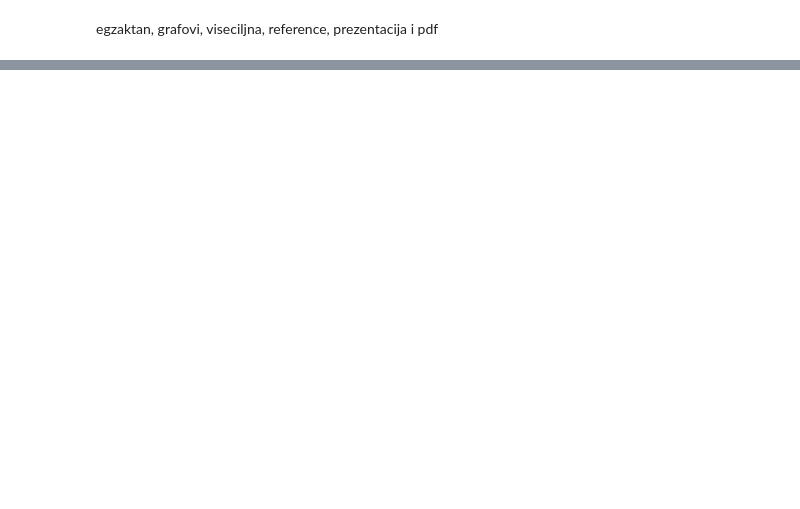
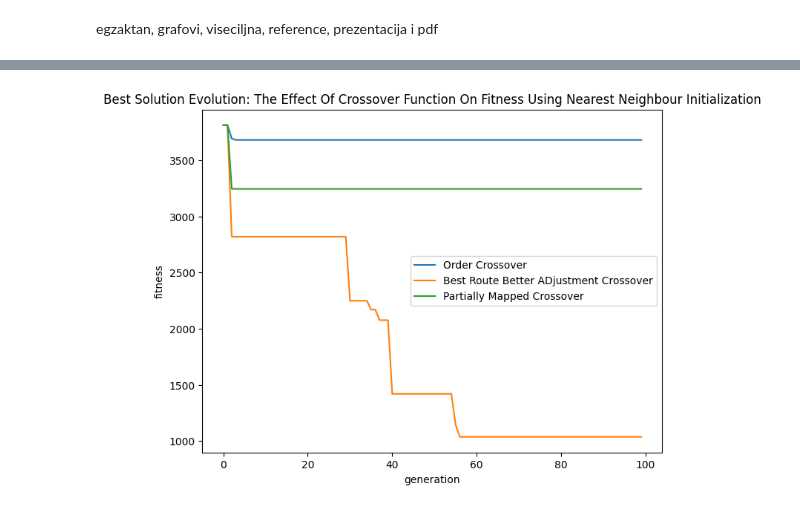
Before and after one commit to StefanJevtic63/Vehicle-Routing-Problem, a Jupyter notebook: classic-vrp.ipynb, the cells around one changed output, grey strips where cells are left out. Drawn from its saved outputs; the diff is of its cells as text; code cells hidden in the pictures; blank space fills up the shorter version.

```diff
--- a/classic-vrp.ipynb
+++ b/classic-vrp.ipynb
@@ -434,9 +483,10 @@ def genetic_algorithm(params):
 
     crossover_params = { "crossover" : crossover_param,
                          "individual" : population[0] if crossover_param.__name__ == "best_route_better_adjustment_crossover" else None }
-
+    best_solutions = []
     for i in range(num_generations):
         population.sort(key = lambda x: x.fitness)
+        best_solutions.append(population[0])
         new_population[:elitism_size] = population[:elitism_size]
         for j in range(elitism_size, population_size, 2):
             parent1 = selection(selection_params, population)
@@ -459,7 +509,8 @@ def genetic_algorithm(params):
 
         population = deepcopy(new_population)
 
-    return min(population, key = lambda x: x.fitness)
+
+    return min(population, key = lambda x: x.fitness), best_solutions
 # %%
 POPULATION_SIZE = 1000
 ELITISIM_SIZE = 100
@@ -470,11 +521,11 @@ CAPACITY = 200
 SELECTION = tournament_selection
 CROSSOVER = order_crossover
 MUTATION = invert_mutation
-NUM_OF_VEHICLES = 19
+NUM_OF_VEHICLES = 50
 SERVICE_TIME = 10
 
 params = {
-    "data" : cities,
+    "data" : input1,
     "population_size" : POPULATION_SIZE,
     "elitism_size" : ELITISIM_SIZE,
     "mutation_prob" : MUTATION_PROB,
@@ -490,6 +541,12 @@ params = {
     "service_time" : SERVICE_TIME
 }
 
-ga = genetic_algorithm(params)
-print(ga.solution)
-print(ga.fitness)
+ga_order_crossover, best_solutions_order_crossover = genetic_algorithm(params)
+
+params["crossover"] = partially_mapped_crossover
+
+ga_pmc, best_solutions_pmc = genetic_algorithm(params)
+
+params["crossover"] = best_route_better_adjustment_crossover
+
+ga_brbac, best_solutions_brbac = genetic_algorithm(params)
@@ -500,0 +627,20 @@ egzaktan, grafovi, viseciljna, reference, prezentacija i pdf
+# %%
+def best_solution_evolution(solutions, title, info):
+    plt.figure(figsize=(8, 6))
+    y_points = [[] for _ in range(len(solutions))]
+    i = 0
+    for solution in solutions:
+        y_points[i] = [x.fitness for x in solution]
+        i+=1
+
+    for i,y in enumerate(y_points):
+        plt.plot(np.array(y), label = info[i])
+    plt.title(title)
+    plt.ylabel("fitness")
+    plt.xlabel("generation")
+    plt.legend()
+    plt.show()
+# %%
+best_solution_evolution([best_solutions_order_crossover,best_solutions_brbac, best_solutions_pmc], "The Effect Of Crossover Function On Fitness Using Nearest Neighbour Initialization", ["Order Crossover", "Best Route Better ADjustment Crossover", "Partially Mapped Crossover"])
+# %% [output]
+[figure, added]
```
Also changed, not shown: parts of 18 cells of this notebook.
